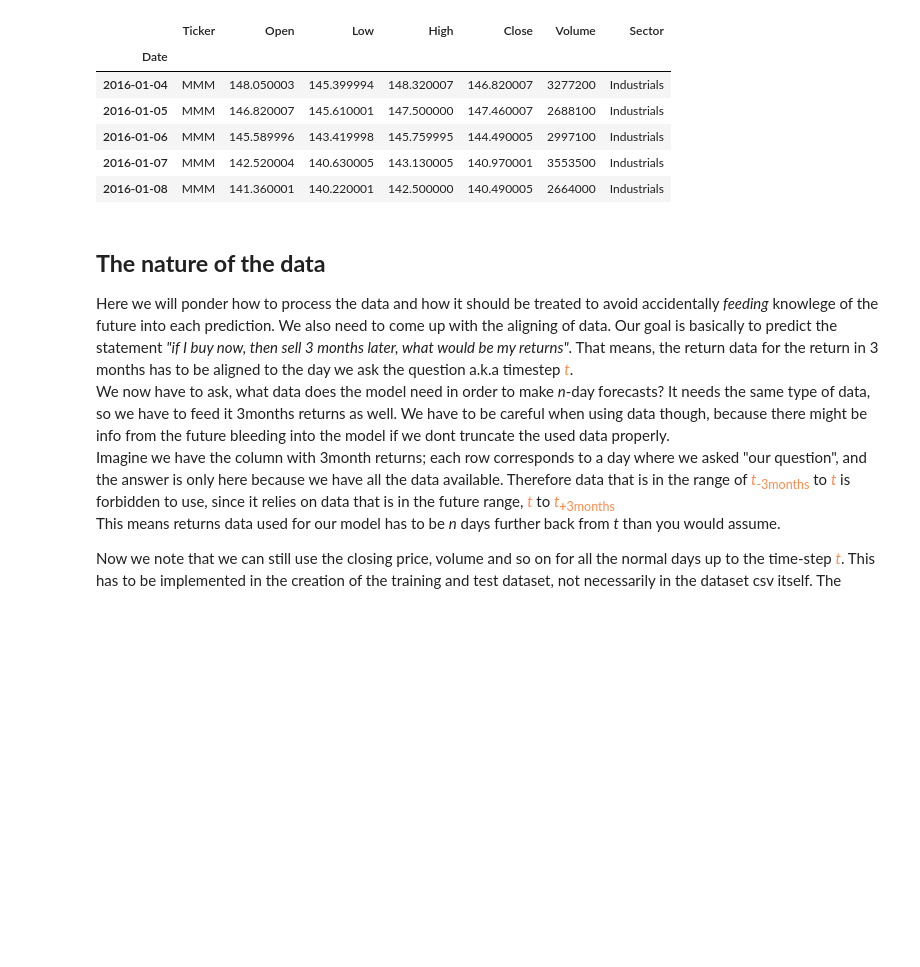
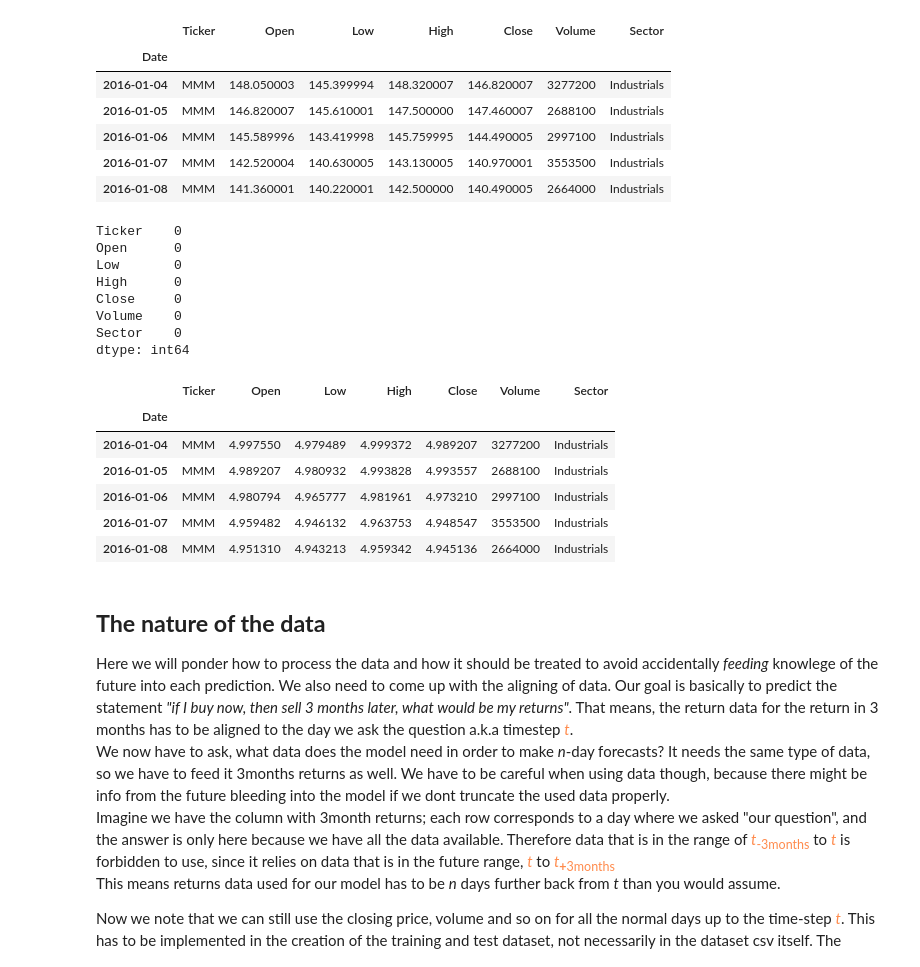
Before and after one commit to nico965j/financial-forecasting-bachelor, a Jupyter notebook: exploration_dataset_processing.ipynb, the cells around one changed output. Saved outputs shown, nothing was run; the diff lists cells and outputs as text; code cells hidden in the pictures; blank space fills up the shorter version.

Commit message:
fixed log-values usage and lagging.

```diff
--- a/exploration_dataset_processing.ipynb
+++ b/exploration_dataset_processing.ipynb
@@ -26,6 +26,29 @@ stock_tickers = pd.Series(raw_stock_data.Ticker.unique())
 
 period = raw_stock_data.index.unique()
 period_length = period.__len__()
+# %%
+log_stock_data = raw_stock_data.copy()
+log_stock_data['Volume'].apply(lambda x: 0 if x <= 0 else np.log(x)) # because of volume-values of zero
+numerical_columns = ['Open', 'High', 'Low', 'Close'] # volume taken care of previously
+print(raw_stock_data[raw_stock_data[numerical_columns] == 0].count())
+log_stock_data[numerical_columns] = np.log(raw_stock_data[numerical_columns])
+log_stock_data.head()
+# %% [output]
+Ticker    0
+Open      0
+Low       0
+High      0
+Close     0
+Volume    0
+Sector    0
+dtype: int64
+|  | Ticker | Open | Low | High | Close | Volume | Sector |
+| Date |  |  |  |  |  |  |  |
+| 2016-01-04 | MMM | 4.997550 | 4.979489 | 4.999372 | 4.989207 | 3277200 | Industrials |
+| 2016-01-05 | MMM | 4.989207 | 4.980932 | 4.993828 | 4.993557 | 2688100 | Industrials |
+| 2016-01-06 | MMM | 4.980794 | 4.965777 | 4.981961 | 4.973210 | 2997100 | Industrials |
+| 2016-01-07 | MMM | 4.959482 | 4.946132 | 4.963753 | 4.948547 | 3553500 | Industrials |
+| 2016-01-08 | MMM | 4.951310 | 4.943213 | 4.959342 | 4.945136 | 2664000 | Industrials |
 # %%
 # the log returns is susceptible to values of 1 since it results in a log of 0, meaning infinity returns...
 # we create a small work around
```
Also changed, not shown: parts of 3 cells of this notebook, 6 other files.
